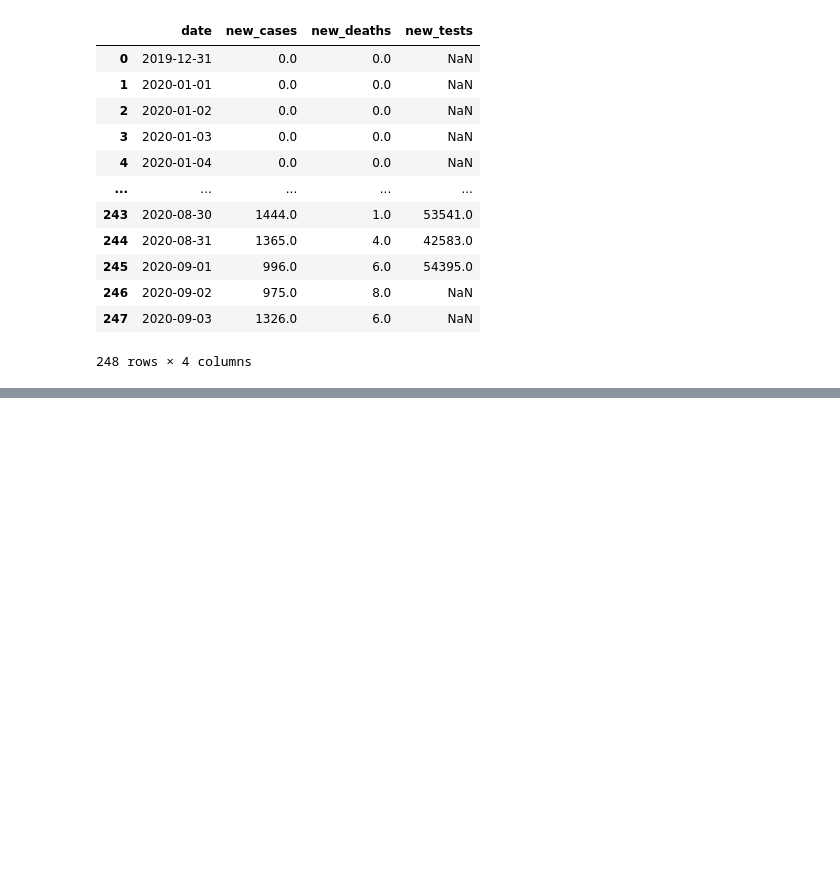
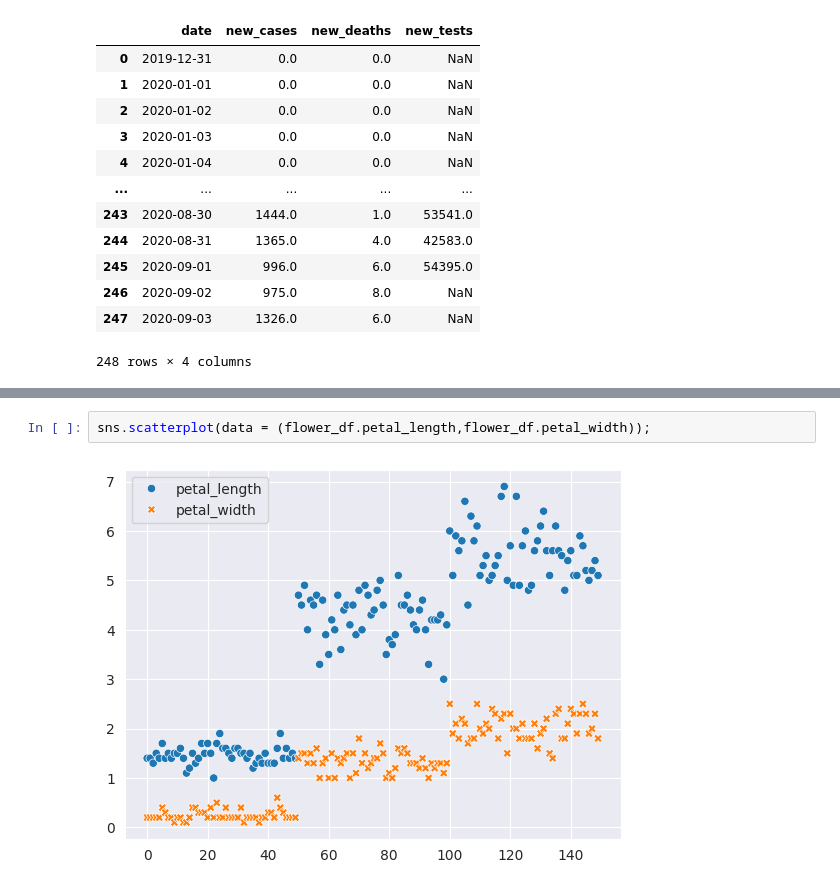
Before and after one commit to Shreya-kudale-19/ml_basics, a Jupyter notebook: ML_using_py.ipynb, the cells around one changed output, grey strips where cells are left out. Saved outputs shown, nothing was run; the diff lists cells and outputs as text; blank space fills up the shorter version.

```diff
--- a/ML_using_py.ipynb
+++ b/ML_using_py.ipynb
@@ -315,0 +445,4 @@ df
+# %%
+sns.scatterplot(data = (flower_df.petal_length,flower_df.petal_width));
+# %% [output]
+[figure, added]
```
Also changed, not shown: parts of 22 cells of this notebook.
